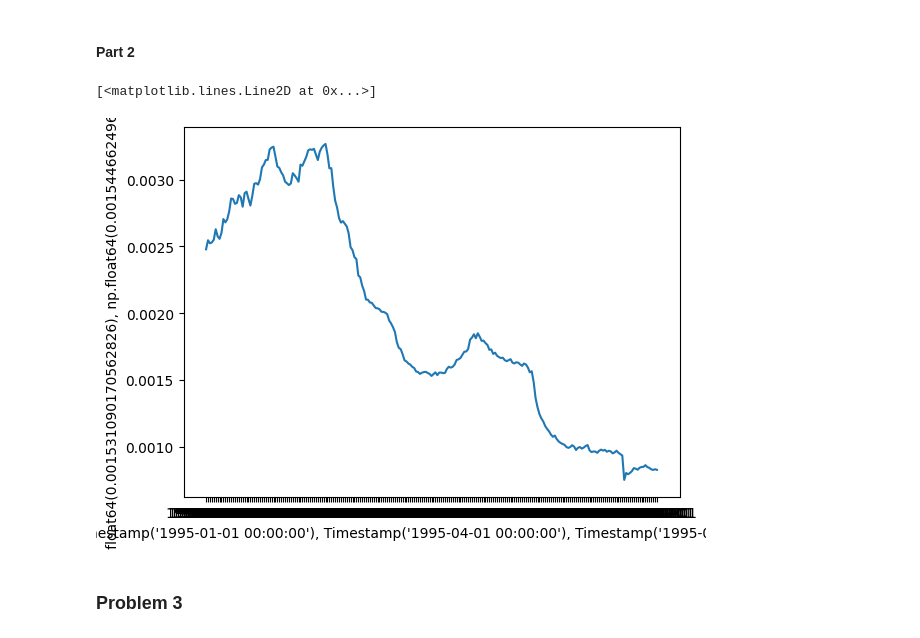
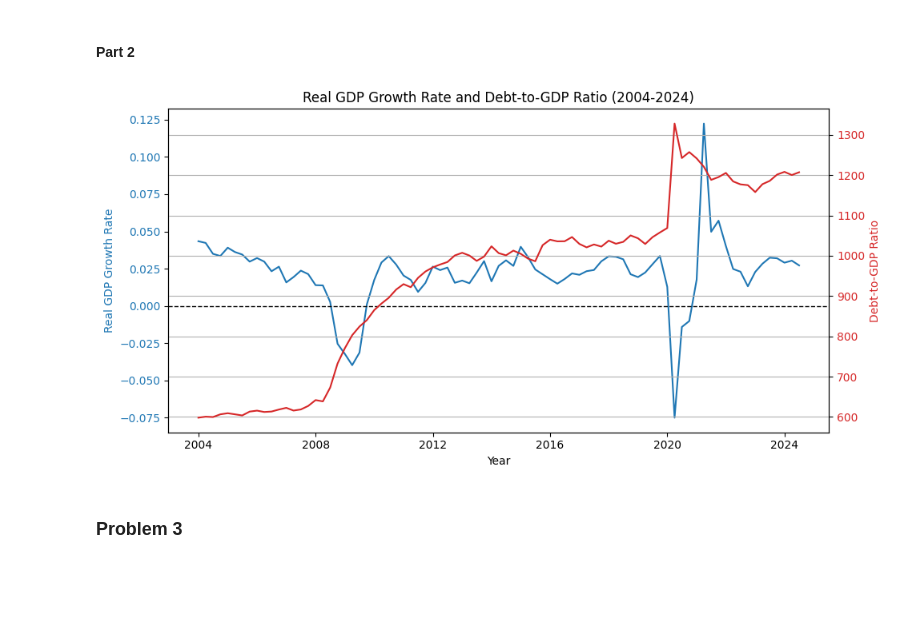
Before and after one commit to MariaChrysafis/Schoolwork, a Jupyter notebook: 14.02/pset1/main.ipynb, the cells around one changed output. Drawn from its saved outputs; the diff is of its cells as text; code cells hidden in the pictures; blank space fills up the shorter version.

```diff
--- a/14.02/pset1/main.ipynb
+++ b/14.02/pset1/main.ipynb
@@ -21,34 +49,33 @@ real_gdp = pandas.DataFrame(pandas.read_csv('GDPC1.csv'))
 The 2019 quarter 4 levels of real GDP is 20985.448, and the 2020 quarter 2 levels of real GDP are 19056.617.
 # %% [markdown]
 #### Part 2
-# %%
-import sys
-import subprocess
-from collections import OrderedDict
-import matplotlib.pyplot as plt
-
-# Install matplotlib silently
-gdp = pandas.DataFrame(pandas.read_csv('GDP.csv'))
-debt = pandas.DataFrame(pandas.read_csv('GFDEBTN.csv'))
-def preprocess (df, id1: str, id2: str):
-    d = dict()
-    for i in range(len(df)) :
-        d[df[id1][i]] = df[id2][i]
-    return d
-gdp = preprocess(gdp, "observation_date", "GDP")
-debt = preprocess(debt, "observation_date", "GFDEBTN")
-real_gdp= preprocess(real_gdp, "observation_date", "GDPC1")
-res = OrderedDict()
-for key, value in gdp.items() :
-    if key in debt.keys() :
-        res[key] = gdp[key]/debt[key]
-plt.xlabel([pandas.to_datetime(x) for x in res.keys()])
-plt.ylabel([value for value in res.values()])
-plt.plot(res.keys(), res.values())
-plt.plot(real_gdp.keys(), real_gdp.values())
-# %% [output]
-[<matplotlib.lines.Line2D at 0x...>]
-[figure, removed]
+# %%
+df = nominal_gdp.merge(real_gdp, on="observation_date")
+df = df.merge(federal_debt, on="observation_date")
+df.head(10)
+df["ratio of debt: GDP"] = df["GFDEBTN"] / df["GDP"] * 1/1000
+df["real_gdp_growth"] = (df["GDPC1"] - df["GDPC1"].shift(4)) / df["GDPC1"].shift(4)
+df = df[(df["observation_date"] >= "2004-01-01") & (df["observation_date"] <= "2024-12-31")]
+fig, ax1 = plt.subplots(figsize=(10, 5))
+ax1.set_xlabel("Year")
+ax1.set_ylabel("Real GDP Growth Rate", color="tab:blue")
+ax1.plot(df["observation_date"], df["real_gdp_growth"], color="tab:blue", label="Real GDP Growth Rate")
+ax1.tick_params(axis="y", labelcolor="tab:blue")
+ax1.axhline(y=0, color="black", linestyle="--", linewidth=1)
+
+# Create second y-axis
+ax2 = ax1.twinx()
+ax2.set_ylabel("Debt-to-GDP Ratio", color="tab:red")
+ax2.plot(df["observation_date"], df["ratio of debt: GDP"], color="tab:red", label="Debt-to-GDP Ratio")
+ax2.tick_params(axis="y", labelcolor="tab:red")
+
+# Title and grid
+plt.title("Real GDP Growth Rate and Debt-to-GDP Ratio (2004-2024)")
+fig.tight_layout()
+plt.grid(True)
+plt.show()
+# %% [output]
+[figure, added]
 # %% [markdown]
 ### Problem 3
 # %% [markdown]
```
Also changed, not shown: parts of 4 cells of this notebook.
